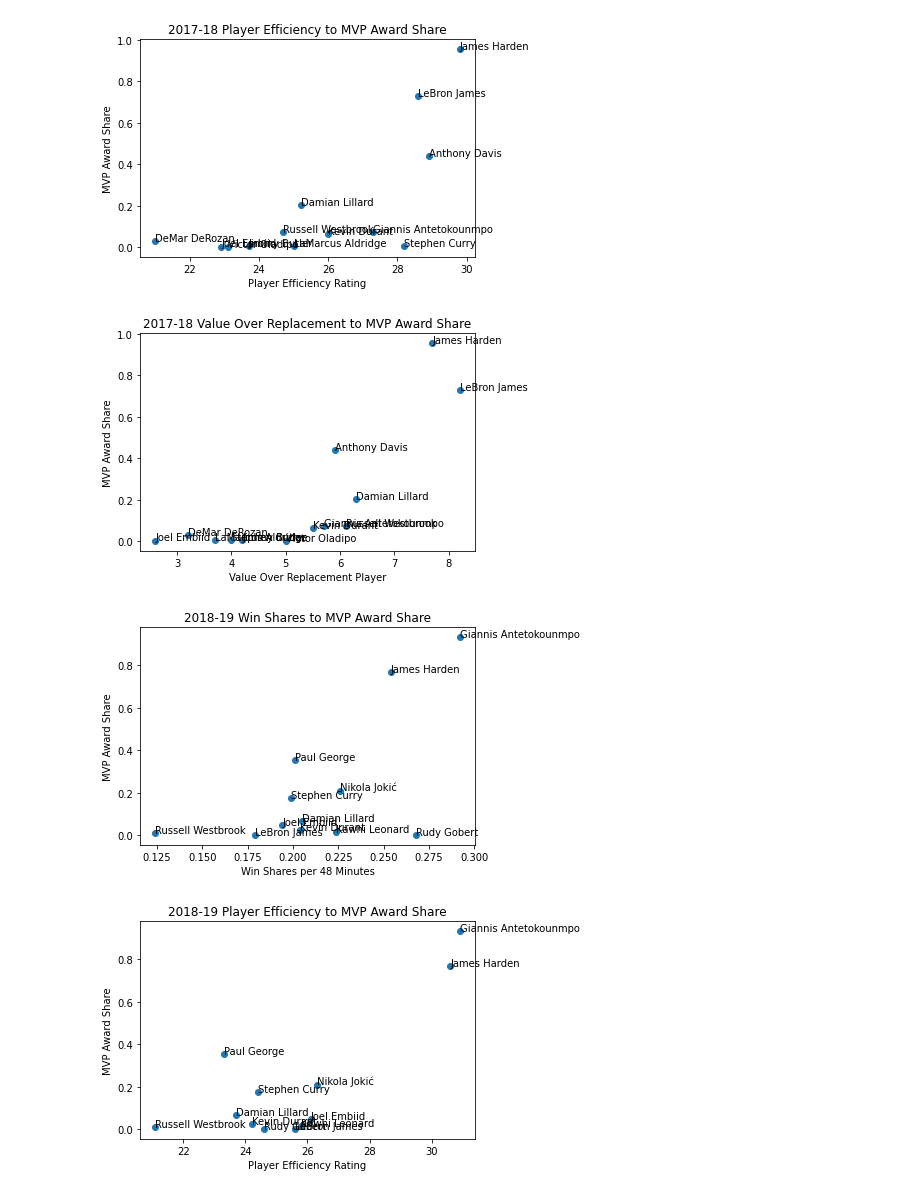
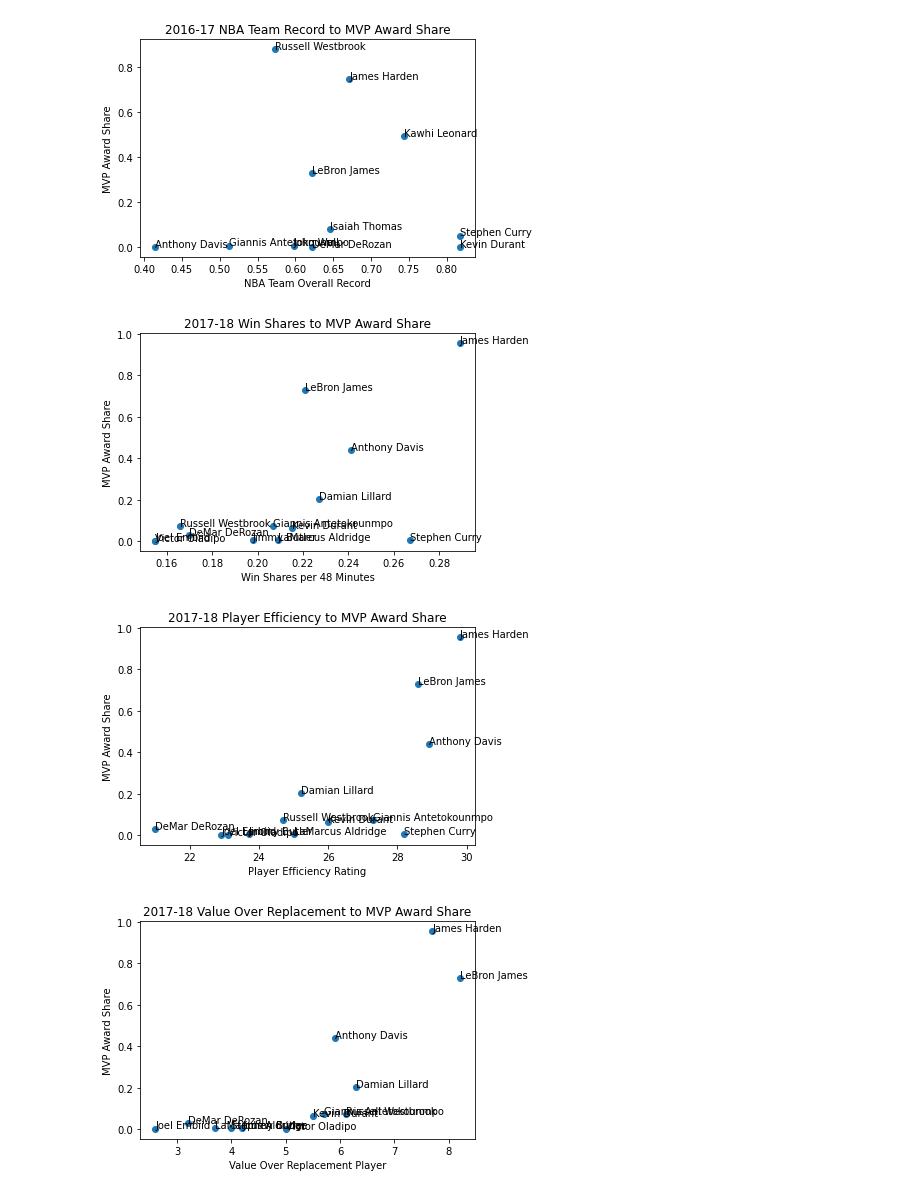
Before and after one commit to NeilGGopal/MVPAnalysis, a Jupyter notebook: notebooks/mvp-analysis.ipynb, the cells around one changed output. Saved outputs shown, nothing was run; the diff lists cells and outputs as text; code cells hidden in the pictures.

Commit message:
Incorporated Standing / Overall Record into the model

```diff
--- a/notebooks/mvp-analysis.ipynb
+++ b/notebooks/mvp-analysis.ipynb
@@ -17,17 +17,22 @@ y = []
 
 for val in vals:
     # File paths
-    x_path = f'../data/{val}.csv'
+    x1_path = f'../data/{val}.csv'
+    x2_path = f'../data/{val} Standings.csv'
     y_path = f'../data/{val} MVP.csv'
 
     # Dataframes
-    df_x = pd.read_csv(x_path, usecols=["Player", "WS/48", "PER", "VORP"])
+    df_x1 = pd.read_csv(x1_path, usecols=["Player", "Tm", "WS/48", "PER", "VORP"])
+    df_x2 = pd.read_csv(x2_path, usecols=["Rk", "Tm", "Overall"])
     df_y = pd.read_csv(y_path, usecols=["Player", "Share"])
-    output = pd.merge(df_x, df_y, on="Player", how="inner")
+
+    # Get output
+    output = pd.merge(df_x1, df_x2, on="Tm", how="inner")
+    output = pd.merge(output, df_y, on="Player", how="inner")
 
     # Add new data to X and y for Multiple Linear Regression
-    X.append(output.drop(columns=["Share", "Player"]))
-    y.append(output.drop(columns=["Player", "WS/48", "PER", "VORP"]))
+    X.append(output.drop(columns=["Share", "Player", "Tm"]))
+    y.append(output.drop(columns=["Player", "Tm", "Rk", "Overall", "WS/48", "PER", "VORP"]))
 
     # Win Share Plot
     fig, ax = plt.subplots()
@@ -65,6 +70,30 @@ for val in vals:
 
     plt.show()
 
+    # Rank Plot
+    fig, ax = plt.subplots()
+    plt.scatter(output["Rk"], output["Share"])
+    plt.xlabel("NBA Team Standing")
+    plt.ylabel("MVP Award Share")
+    plt.title(f'{val} NBA Team Standing to MVP Award Share')
+
+    for i in range(len(output["Rk"])):
+        ax.text(output["Rk"][i], output["Share"][i], output["Player"][i])
+
+    plt.show()
+
+    # Overall Record Plot
+    fig, ax = plt.subplots()
+    plt.scatter(output["Overall"], output["Share"])
+    plt.xlabel("NBA Team Overall Record")
+    plt.ylabel("MVP Award Share")
+    plt.title(f'{val} NBA Team Record to MVP Award Share')
+
+    for i in range(len(output["Overall"])):
+        ax.text(output["Overall"][i], output["Share"][i], output["Player"][i])
+
+    plt.show()
+
 # Dataframe concatenation for X and y variables
 X = pd.concat(X)
 y = pd.concat(y)
@@ -89,4 +118,4 @@ print('Mean Absolute Error : ', mean_absolute_error(y_test, predictions))
-[figure, old version]
+[figure, new version]
-[figure, old version]
+[figure, new version]
-[figure, old version]
+[figure, new version]
-[figure, old version]
+[figure, new version]
```
Also changed, not shown: parts of 2 cells of this notebook.
